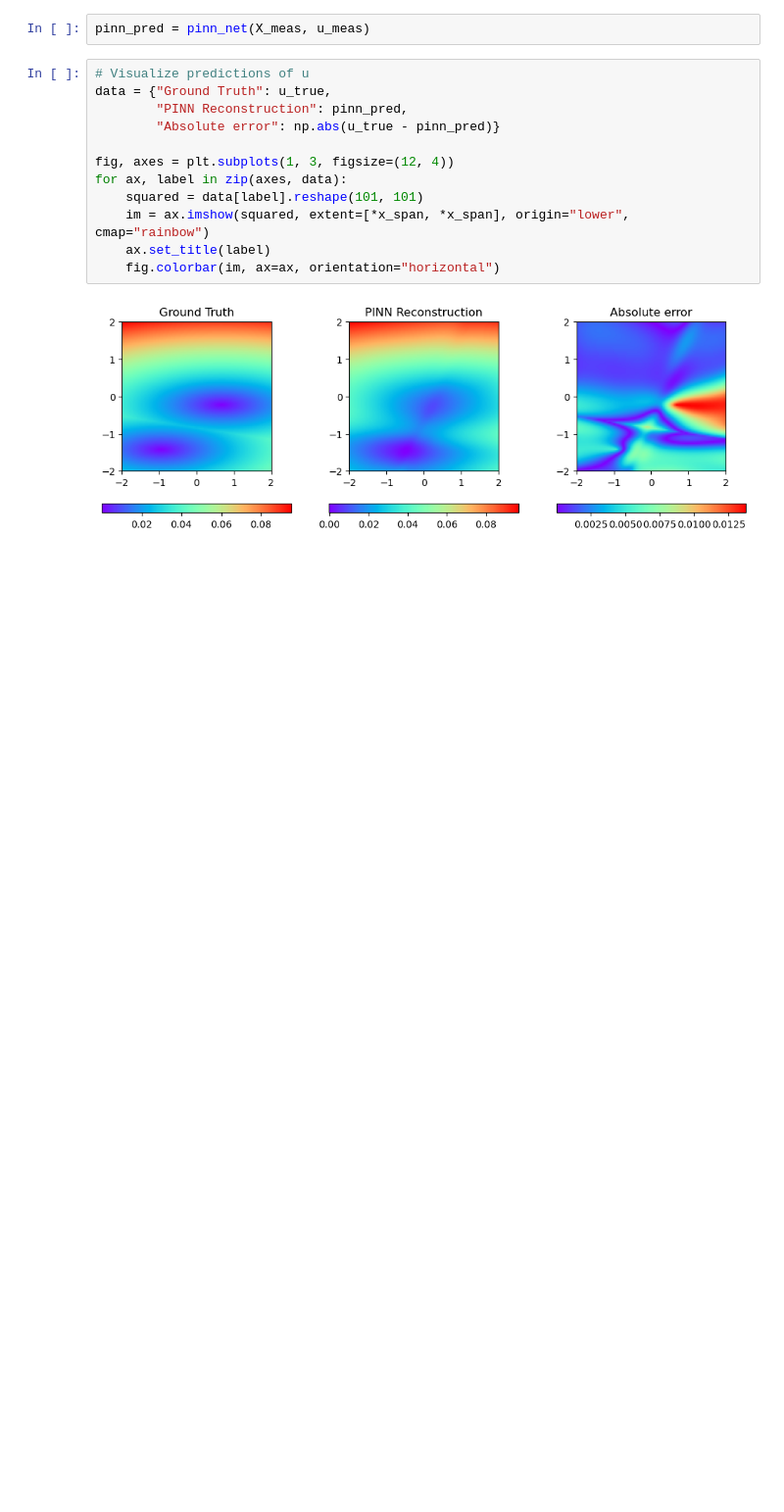
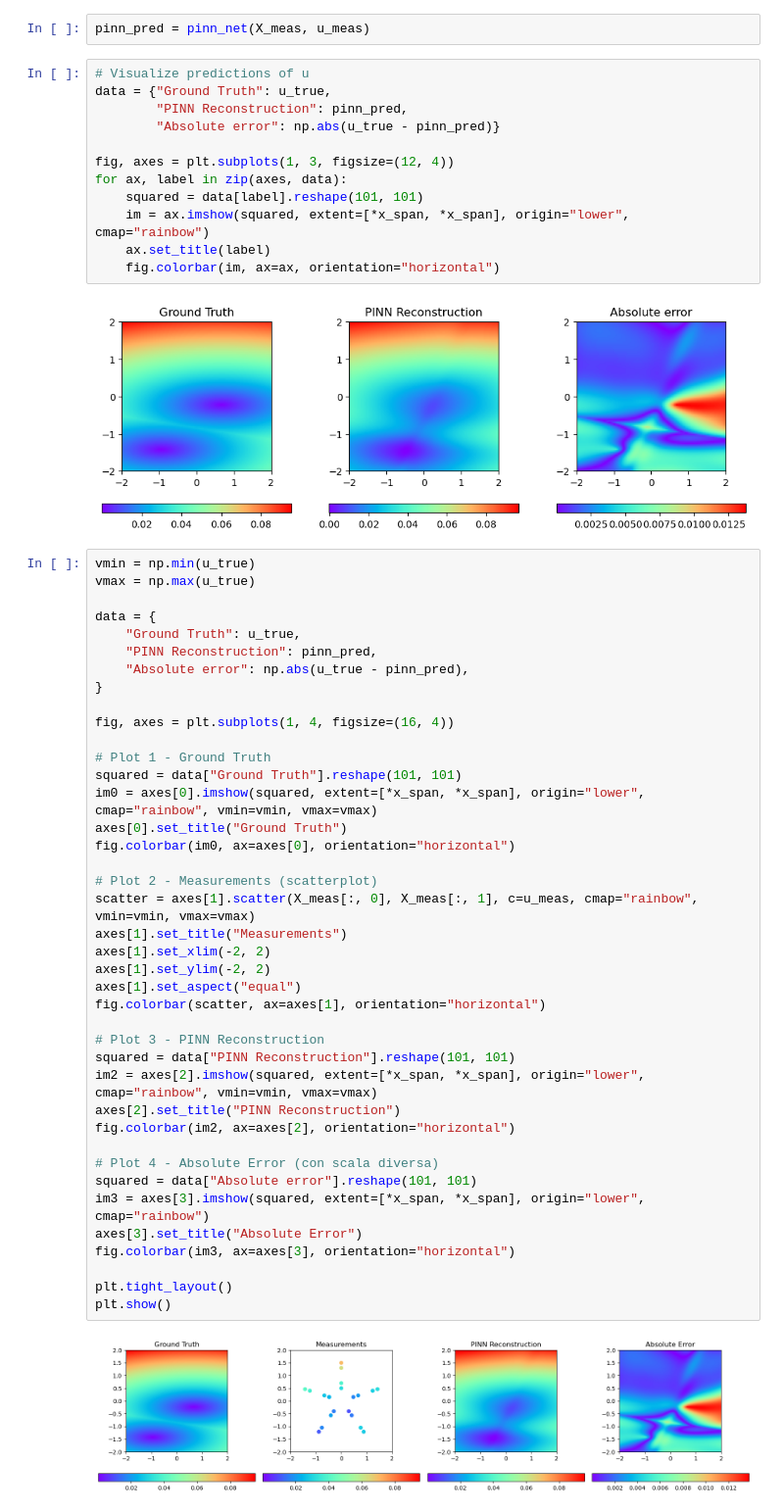
Before and after one commit to aricagals/SWIMProj3, a Jupyter notebook: swimPDE/Comparison.ipynb, the cells around one changed output. Shown at 98% size. Saved outputs shown, nothing was run; the diff lists cells and outputs as text; blank space fills up the shorter version.

```diff
--- a/swimPDE/Comparison.ipynb
+++ b/swimPDE/Comparison.ipynb
@@ -45,3 +61,45 @@ for ax, label in zip(axes, data):
     fig.colorbar(im, ax=ax, orientation="horizontal")
 # %% [output]
 [figure]
+# %%
+vmin = np.min(u_true)
+vmax = np.max(u_true)
+
+data = {
+    "Ground Truth": u_true,
+    "PINN Reconstruction": pinn_pred,
+    "Absolute error": np.abs(u_true - pinn_pred),
+}
+
+fig, axes = plt.subplots(1, 4, figsize=(16, 4))
+
+# Plot 1 - Ground Truth
+squared = data["Ground Truth"].reshape(101, 101)
+im0 = axes[0].imshow(squared, extent=[*x_span, *x_span], origin="lower", cmap="rainbow", vmin=vmin, vmax=vmax)
+axes[0].set_title("Ground Truth")
+fig.colorbar(im0, ax=axes[0], orientation="horizontal")
+
+# Plot 2 - Measurements (scatterplot)
+scatter = axes[1].scatter(X_meas[:, 0], X_meas[:, 1], c=u_meas, cmap="rainbow", vmin=vmin, vmax=vmax)
+axes[1].set_title("Measurements")
+axes[1].set_xlim(-2, 2)
+axes[1].set_ylim(-2, 2)
+axes[1].set_aspect("equal")
+fig.colorbar(scatter, ax=axes[1], orientation="horizontal")
+
+# Plot 3 - PINN Reconstruction
+squared = data["PINN Reconstruction"].reshape(101, 101)
+im2 = axes[2].imshow(squared, extent=[*x_span, *x_span], origin="lower", cmap="rainbow", vmin=vmin, vmax=vmax)
+axes[2].set_title("PINN Reconstruction")
+fig.colorbar(im2, ax=axes[2], orientation="horizontal")
+
+# Plot 4 - Absolute Error (con scala diversa)
+squared = data["Absolute error"].reshape(101, 101)
+im3 = axes[3].imshow(squared, extent=[*x_span, *x_span], origin="lower", cmap="rainbow")
+axes[3].set_title("Absolute Error")
+fig.colorbar(im3, ax=axes[3], orientation="horizontal")
+
+plt.tight_layout()
+plt.show()
+# %% [output]
+[figure, added]
```
Also changed, not shown: parts of 2 cells of this notebook, 2 other files.
